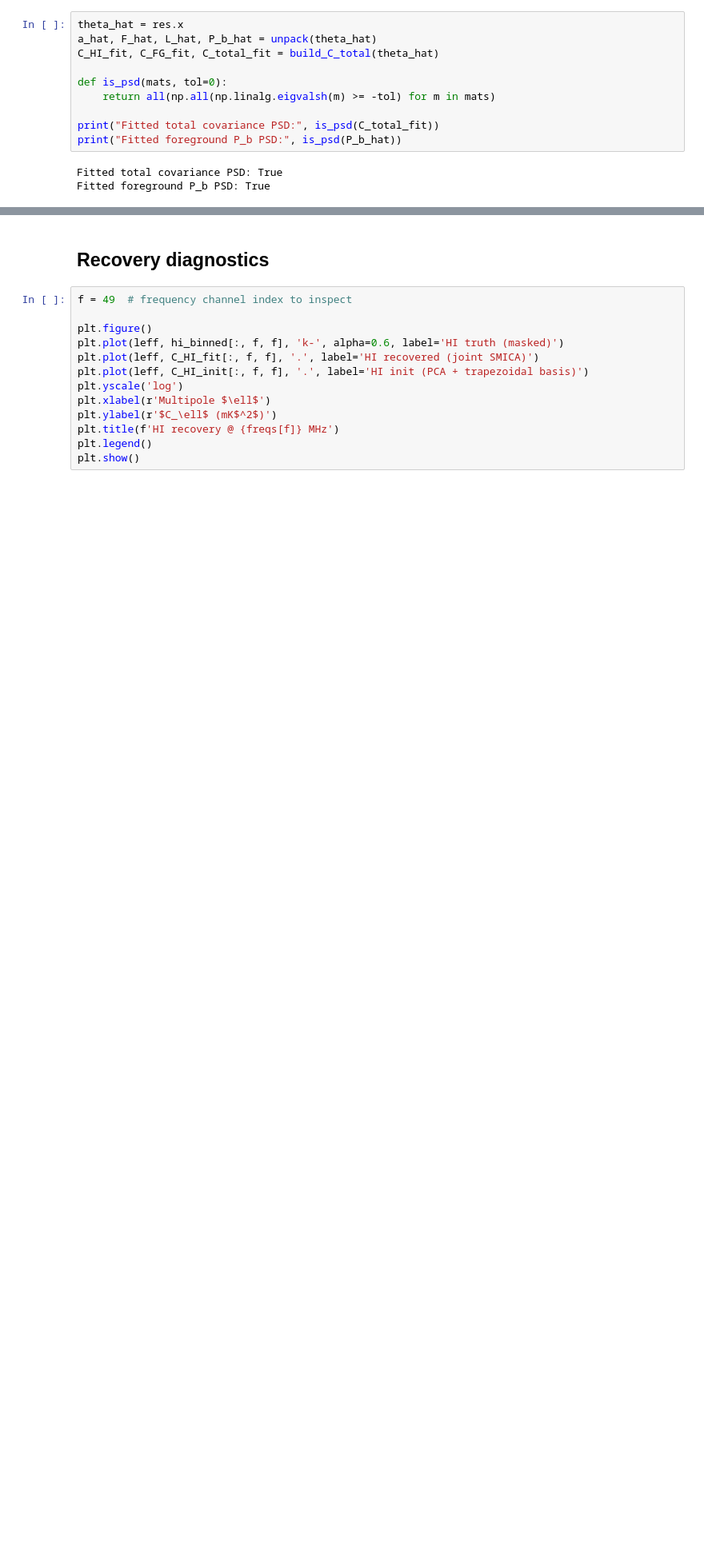
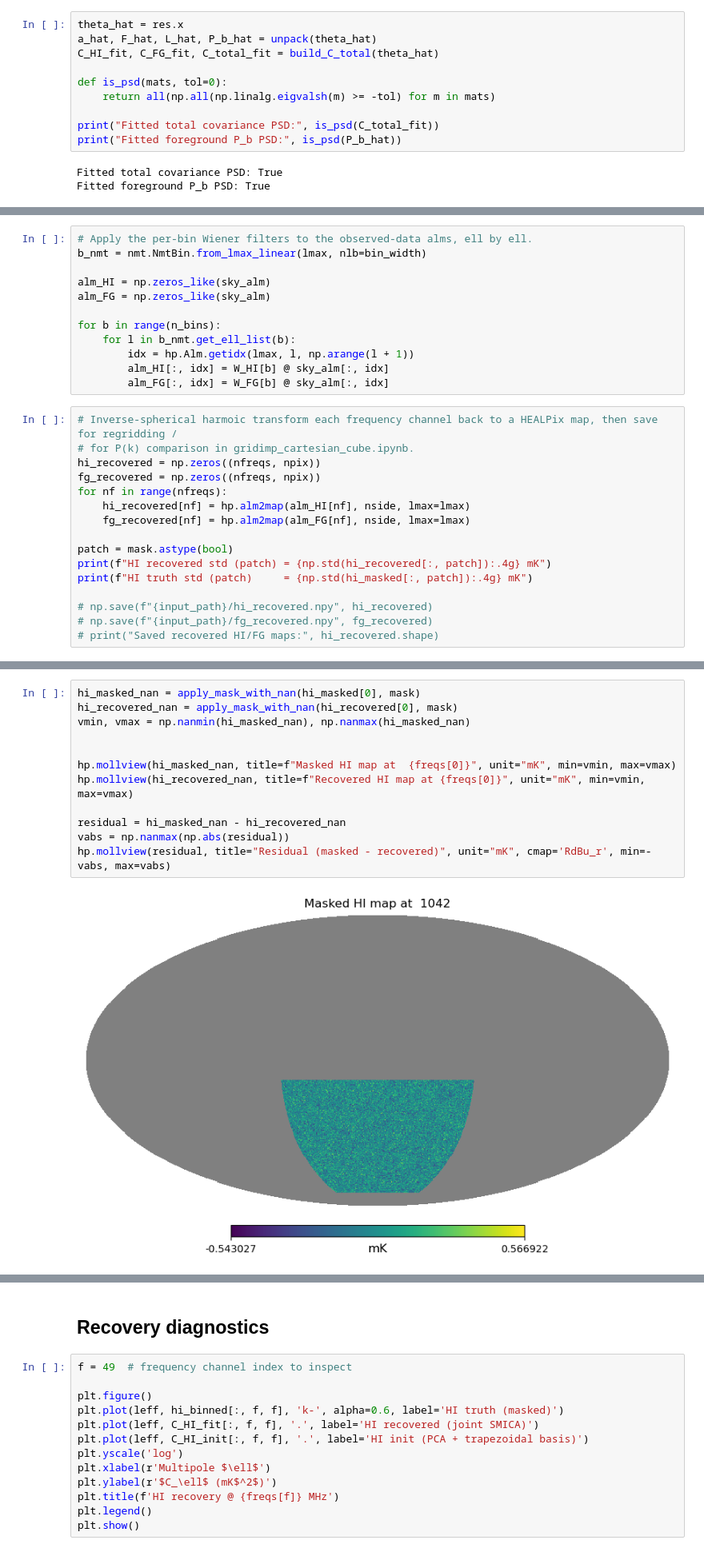
Before and after one commit to urwa99/SMICA_Paper, a Jupyter notebook: Notebooks_1/SMICA.ipynb, the cells around one changed output, grey strips where cells are left out. Shown at 80% size. Drawn from its saved outputs; the diff is of its cells as text; blank space fills up the shorter version.

Commit message:
added UHF sim maps , added wiener filter correction+ recovered maps, updated markdown

```diff
--- a/Notebooks_1/SMICA.ipynb
+++ b/Notebooks_1/SMICA.ipynb
@@ -474,0 +528,28 @@ Fitted foreground P_b PSD: True
+# %%
+# Apply the per-bin Wiener filters to the observed-data alms, ell by ell.
+b_nmt = nmt.NmtBin.from_lmax_linear(lmax, nlb=bin_width)
+
+alm_HI = np.zeros_like(sky_alm)
+alm_FG = np.zeros_like(sky_alm)
+
+for b in range(n_bins):
+    for l in b_nmt.get_ell_list(b):
+        idx = hp.Alm.getidx(lmax, l, np.arange(l + 1))
+        alm_HI[:, idx] = W_HI[b] @ sky_alm[:, idx]
+        alm_FG[:, idx] = W_FG[b] @ sky_alm[:, idx]
+# %%
+# Inverse-spherical harmoic transform each frequency channel back to a HEALPix map, then save for regridding /
+# for P(k) comparison in gridimp_cartesian_cube.ipynb.
+hi_recovered = np.zeros((nfreqs, npix))
+fg_recovered = np.zeros((nfreqs, npix))
+for nf in range(nfreqs):
+    hi_recovered[nf] = hp.alm2map(alm_HI[nf], nside, lmax=lmax)
+    fg_recovered[nf] = hp.alm2map(alm_FG[nf], nside, lmax=lmax)
+
+patch = mask.astype(bool)
+print(f"HI recovered std (patch) = {np.std(hi_recovered[:, patch]):.4g} mK")
+print(f"HI truth std (patch)     = {np.std(hi_masked[:, patch]):.4g} mK")
+
+# np.save(f"{input_path}/hi_recovered.npy", hi_recovered)
+# np.save(f"{input_path}/fg_recovered.npy", fg_recovered)
+# print("Saved recovered HI/FG maps:", hi_recovered.shape)
@@ -474,0 +559,14 @@ Fitted foreground P_b PSD: True
+# %%
+hi_masked_nan = apply_mask_with_nan(hi_masked[0], mask)
+hi_recovered_nan = apply_mask_with_nan(hi_recovered[0], mask)
+vmin, vmax = np.nanmin(hi_masked_nan), np.nanmax(hi_masked_nan)
+
+
+hp.mollview(hi_masked_nan, title=f"Masked HI map at  {freqs[0]}", unit="mK", min=vmin, max=vmax)
+hp.mollview(hi_recovered_nan, title=f"Recovered HI map at {freqs[0]}", unit="mK", min=vmin, max=vmax)
+
+residual = hi_masked_nan - hi_recovered_nan
+vabs = np.nanmax(np.abs(residual))
+hp.mollview(residual, title="Residual (masked - recovered)", unit="mK", cmap='RdBu_r', min=-vabs, max=vabs)
+# %% [output]
+[figure, added]
```
Also changed, not shown: parts of 25 cells of this notebook.
